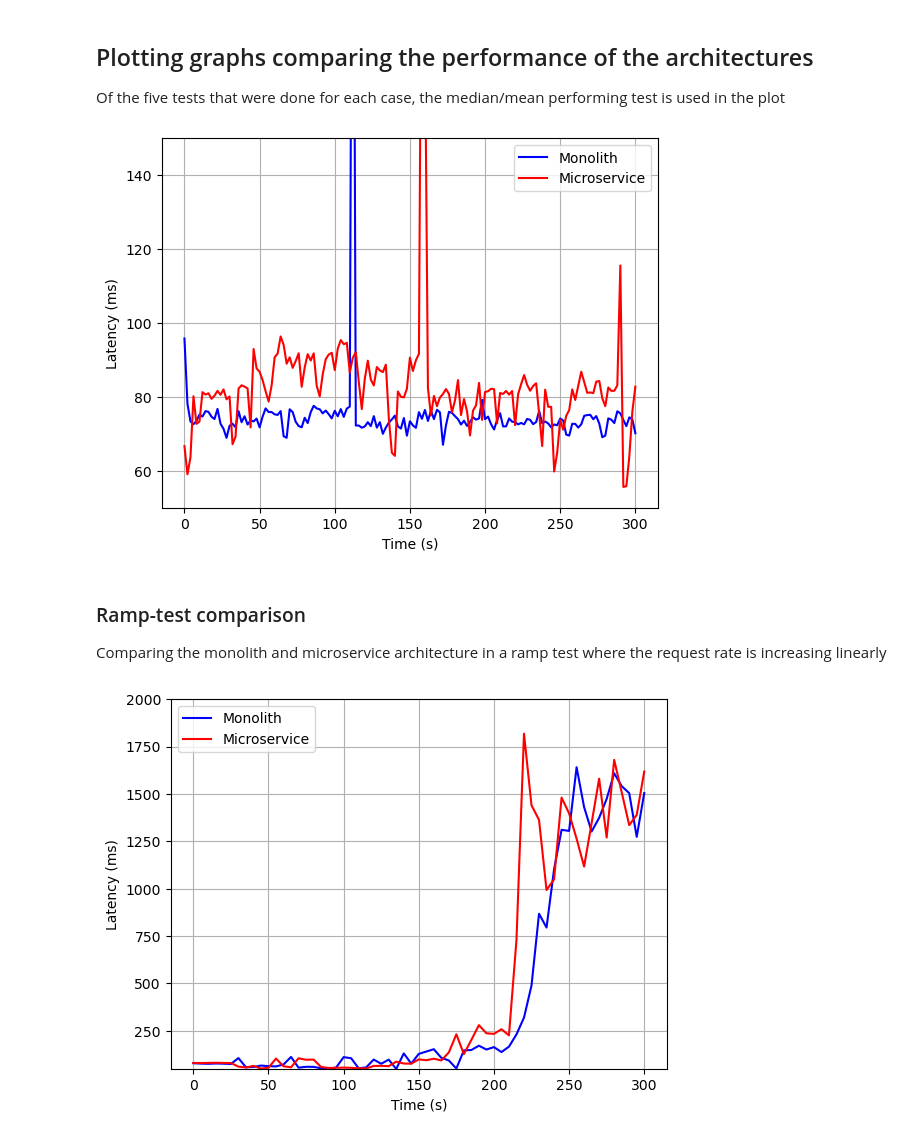
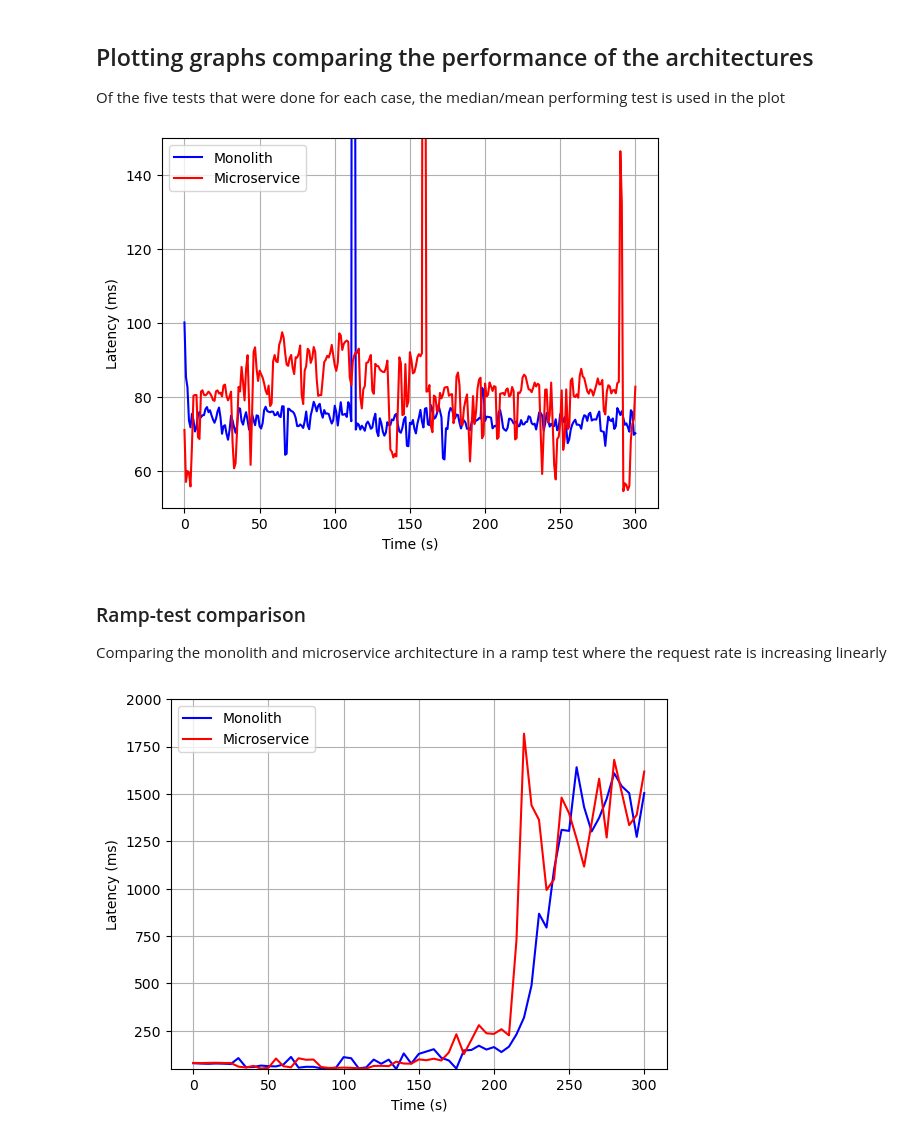
Before and after one commit to prebenrosland/microservice_analysis, a Jupyter notebook: Analysis.ipynb, the cells around one changed output. Cells and saved outputs as stored; diff of their text form; code cells hidden in the pictures.

Commit message:
Updated baseline resolution

```diff
--- a/Analysis.ipynb
+++ b/Analysis.ipynb
@@ -208,16 +208,16 @@ Of the five tests that were done for each case, the median/mean performing test
 # %%
 mono_baseline_true = getDurations(findSampleMedian(mono_baseline_list))
 micro_baseline_true = getDurations(findSampleMedian(micro_baseline_list))
 
-mono_baseline_10sec = soft(mono_baseline_true, 2)
-micro_baseline_10sec = soft(micro_baseline_true, 2)
+mono_baseline_10sec = soft(mono_baseline_true, 1)
+micro_baseline_10sec = soft(micro_baseline_true, 1)
 
 compare(mono_baseline_10sec, micro_baseline_10sec, 50, 150)
 # %% [output]
-[figure, old version]
+[figure, new version]
-# %% [markdown]
-### Ramp-test comparison
-Comparing the monolith and microservice architecture in a ramp test where the request rate is increasing linearly
+# %% [markdown]
+### Ramp-test comparison
+Comparing the monolith and microservice architecture in a ramp test where the request rate is increasing linearly
 # %%
 mono_ramp_true = getDurations(findSampleMean(mono_ramp_list))
 micro_ramp_true = getDurations(findSampleMean(micro_ramp_list))
```
Also changed, not shown: parts of 14 cells of this notebook.
